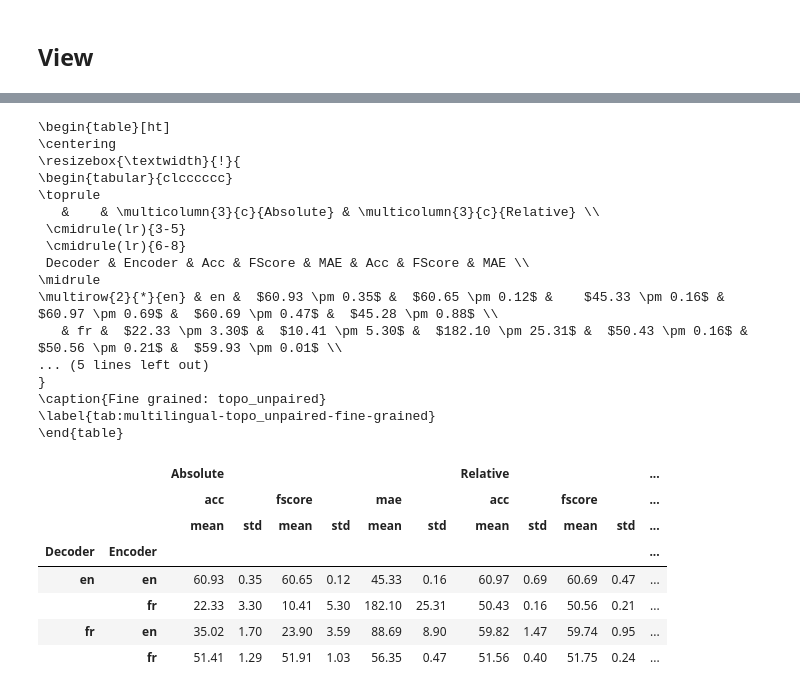
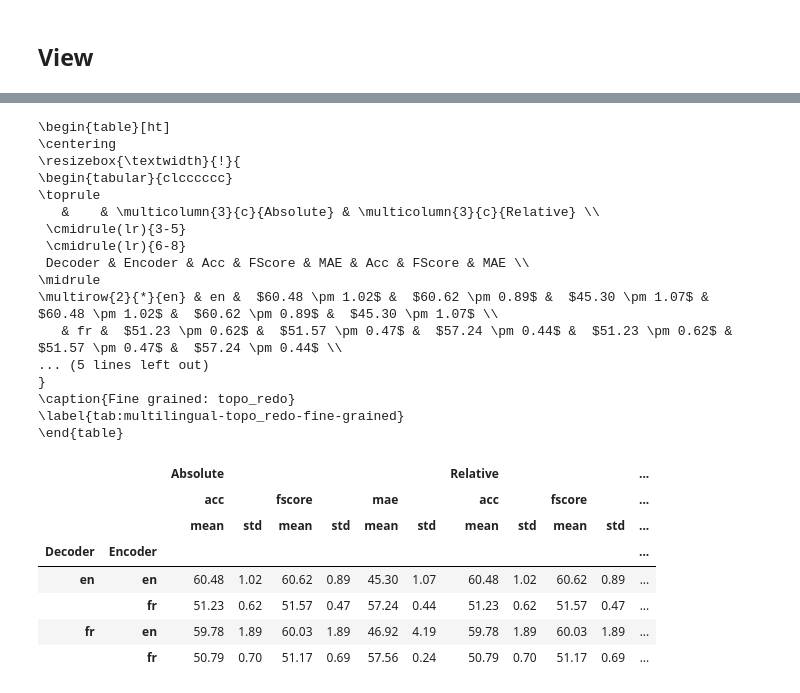
Before and after one commit to AGarciaCast/Topo_Reg_Relative_Rep, a Jupyter notebook: topo_multilingual_stitching.ipynb, the cells around one changed output, grey strips where cells are left out. Cells and saved outputs as stored; diff of their text form; code cells hidden in the pictures.

```diff
--- a/topo_multilingual_stitching.ipynb
+++ b/topo_multilingual_stitching.ipynb
@@ -841,8 +838,9 @@ for mode in ["topo_mix_unpaired"]:
 ## View
 # %%
 fine_grained: bool = True
+check_best = False
 
-df_fine, tex_fine = process_df(fine_grained=fine_grained, mode="topo_mix_unpaired", path=RESULT_PATH, train_perc=train_perc, best=check_best)
+df_fine, tex_fine = process_df(fine_grained=fine_grained, mode="vanilla_redo_4", path=RESULT_PATH, train_perc=train_perc, best=check_best)
 
 print(tex_fine)
 
@@ -850,34 +874,34 @@ df_fine
 # %%
 fine_grained: bool = True
 
-df_fine, tex_fine = process_df(fine_grained=fine_grained, mode="topo_unpaired", path=RESULT_PATH, train_perc=train_perc, best=check_best)
+df_fine, tex_fine = process_df(fine_grained=fine_grained, mode="topo_redo", path=RESULT_PATH, train_perc=train_perc, best=check_best)
 
 print(tex_fine)
 
 df_fine
 # %% [output]
 \begin{table}[ht]
 \centering
 \resizebox{\textwidth}{!}{
 \begin{tabular}{clcccccc}
 \toprule
    &    & \multicolumn{3}{c}{Absolute} & \multicolumn{3}{c}{Relative} \\
  \cmidrule(lr){3-5}
  \cmidrule(lr){6-8}
  Decoder & Encoder & Acc & FScore & MAE & Acc & FScore & MAE \\
 \midrule
-\multirow{2}{*}{en} & en &  $60.93 \pm 0.35$ &  $60.65 \pm 0.12$ &    $45.33 \pm 0.16$ &  $60.97 \pm 0.69$ &  $60.69 \pm 0.47$ &  $45.28 \pm 0.88$ \\
-   & fr &  $22.33 \pm 3.30$ &  $10.41 \pm 5.30$ &  $182.10 \pm 25.31$ &  $50.43 \pm 0.16$ &  $50.56 \pm 0.21$ &  $59.93 \pm 0.01$ \\
+\multirow{2}{*}{en} & en &  $60.48 \pm 1.02$ &  $60.62 \pm 0.89$ &  $45.30 \pm 1.07$ &  $60.48 \pm 1.02$ &  $60.62 \pm 0.89$ &  $45.30 \pm 1.07$ \\
+   & fr &  $51.23 \pm 0.62$ &  $51.57 \pm 0.47$ &  $57.24 \pm 0.44$ &  $51.23 \pm 0.62$ &  $51.57 \pm 0.47$ &  $57.24 \pm 0.44$ \\
 ... (5 lines left out)
 }
-\caption{Fine grained: topo_unpaired}
-\label{tab:multilingual-topo_unpaired-fine-grained}
+\caption{Fine grained: topo_redo}
+\label{tab:multilingual-topo_redo-fine-grained}
 \end{table}
 |  |  | Absolute |  |  |  |  |  | Relative |  |  |  | ... |
 |  |  | acc |  | fscore |  | mae |  | acc |  | fscore |  | ... |
 |  |  | mean | std | mean | std | mean | std | mean | std | mean | std | ... |
 | Decoder | Encoder |  |  |  |  |  |  |  |  |  |  | ... |
-| en | en | 60.93 | 0.35 | 60.65 | 0.12 | 45.33 | 0.16 | 60.97 | 0.69 | 60.69 | 0.47 | ... |
-|  | fr | 22.33 | 3.30 | 10.41 | 5.30 | 182.10 | 25.31 | 50.43 | 0.16 | 50.56 | 0.21 | ... |
-| fr | en | 35.02 | 1.70 | 23.90 | 3.59 | 88.69 | 8.90 | 59.82 | 1.47 | 59.74 | 0.95 | ... |
-|  | fr | 51.41 | 1.29 | 51.91 | 1.03 | 56.35 | 0.47 | 51.56 | 0.40 | 51.75 | 0.24 | ... |
+| en | en | 60.48 | 1.02 | 60.62 | 0.89 | 45.30 | 1.07 | 60.48 | 1.02 | 60.62 | 0.89 | ... |
+|  | fr | 51.23 | 0.62 | 51.57 | 0.47 | 57.24 | 0.44 | 51.23 | 0.62 | 51.57 | 0.47 | ... |
+| fr | en | 59.78 | 1.89 | 60.03 | 1.89 | 46.92 | 4.19 | 59.78 | 1.89 | 60.03 | 1.89 | ... |
+|  | fr | 50.79 | 0.70 | 51.17 | 0.69 | 57.56 | 0.24 | 50.79 | 0.70 | 51.17 | 0.69 | ... |
```
Also changed, not shown: parts of 7 cells of this notebook, 56 other files.
